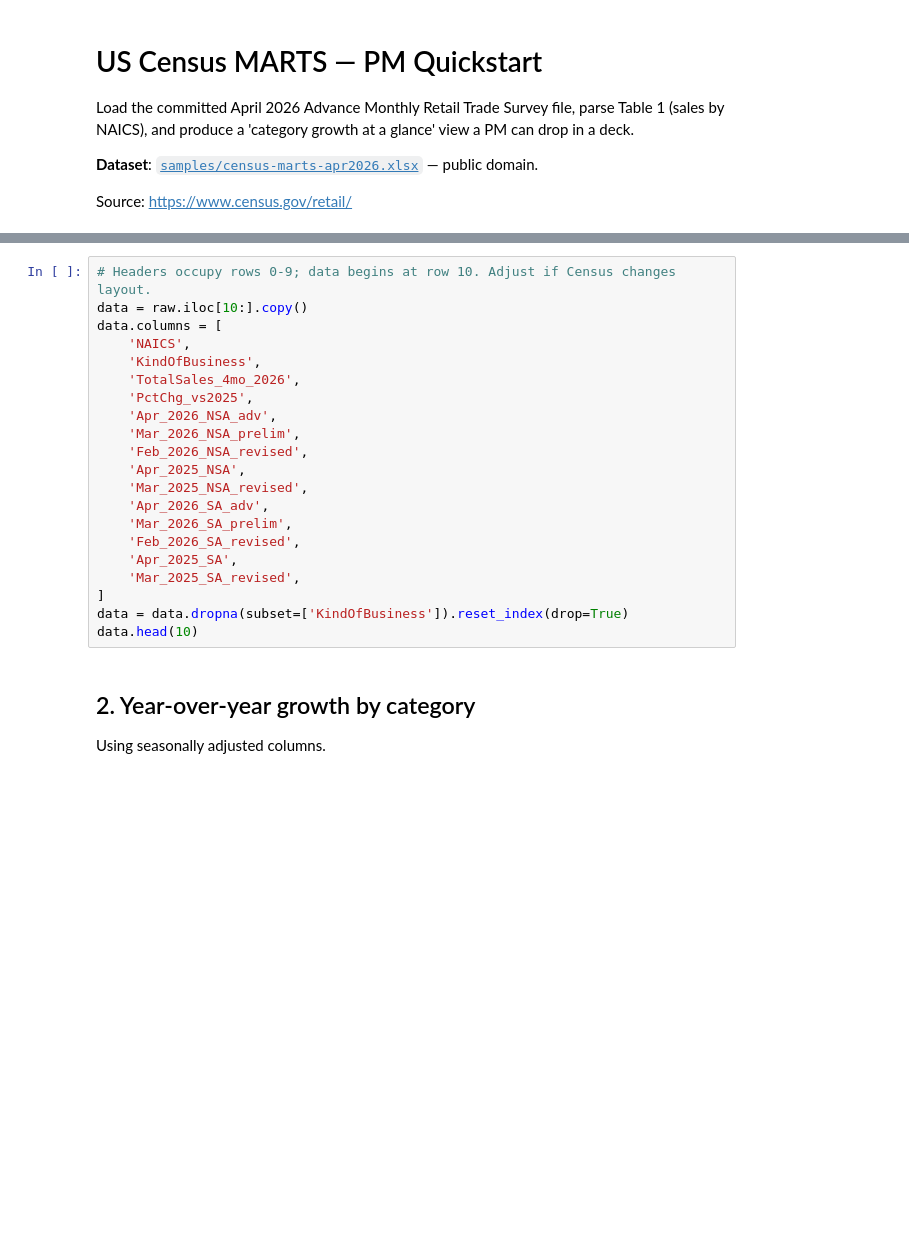
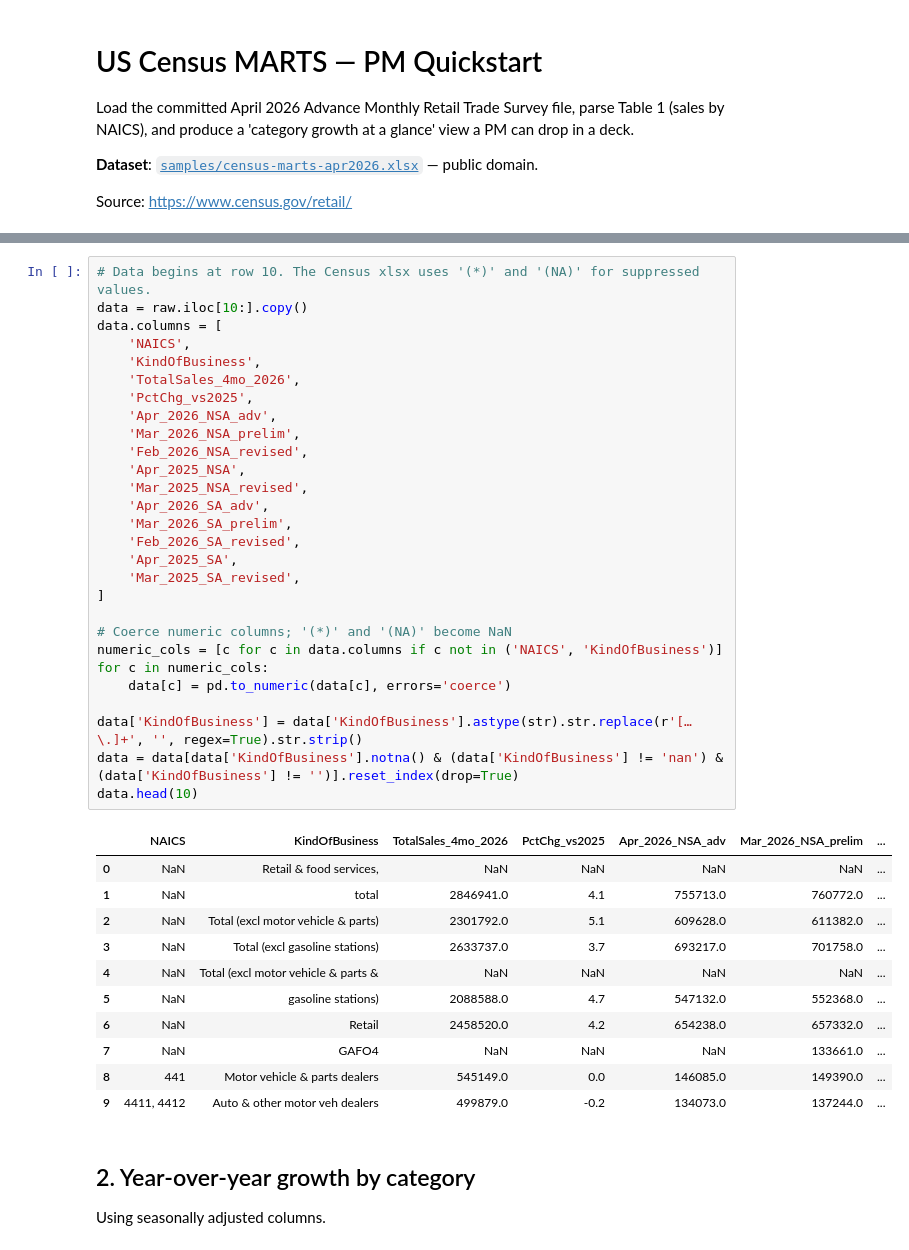
Before and after one commit to rkharwar-nv/dataset_analysis, a Jupyter notebook: notebooks/02-census-mrts-quickstart.ipynb, the cells around one changed output, grey strips where cells are left out. Cells and saved outputs as stored; diff of their text form; blank space fills up the shorter version.

```diff
--- a/notebooks/02-census-mrts-quickstart.ipynb
+++ b/notebooks/02-census-mrts-quickstart.ipynb
@@ -23,24 +38,43 @@ raw.head(15)
 # %%
-# Headers occupy rows 0-9; data begins at row 10. Adjust if Census changes layout.
+# Data begins at row 10. The Census xlsx uses '(*)' and '(NA)' for suppressed values.
 data = raw.iloc[10:].copy()
 data.columns = [
     'NAICS',
     'KindOfBusiness',
     'TotalSales_4mo_2026',
     'PctChg_vs2025',
     'Apr_2026_NSA_adv',
     'Mar_2026_NSA_prelim',
     'Feb_2026_NSA_revised',
     'Apr_2025_NSA',
     'Mar_2025_NSA_revised',
     'Apr_2026_SA_adv',
     'Mar_2026_SA_prelim',
     'Feb_2026_SA_revised',
     'Apr_2025_SA',
     'Mar_2025_SA_revised',
 ]
-data = data.dropna(subset=['KindOfBusiness']).reset_index(drop=True)
+
+# Coerce numeric columns; '(*)' and '(NA)' become NaN
+numeric_cols = [c for c in data.columns if c not in ('NAICS', 'KindOfBusiness')]
+for c in numeric_cols:
+    data[c] = pd.to_numeric(data[c], errors='coerce')
+
+data['KindOfBusiness'] = data['KindOfBusiness'].astype(str).str.replace(r'[…\.]+', '', regex=True).str.strip()
+data = data[data['KindOfBusiness'].notna() & (data['KindOfBusiness'] != 'nan') & (data['KindOfBusiness'] != '')].reset_index(drop=True)
 data.head(10)
+# %% [output]
+|  | NAICS | KindOfBusiness | TotalSales_4mo_2026 | PctChg_vs2025 | Apr_2026_NSA_adv | Mar_2026_NSA_prelim | ... |
+| 0 | NaN | Retail & food services, | NaN | NaN | NaN | NaN | ... |
+| 1 | NaN | total | 2846941.0 | 4.1 | 755713.0 | 760772.0 | ... |
+| 2 | NaN | Total (excl motor vehicle & parts) | 2301792.0 | 5.1 | 609628.0 | 611382.0 | ... |
+| 3 | NaN | Total (excl gasoline stations) | 2633737.0 | 3.7 | 693217.0 | 701758.0 | ... |
+| 4 | NaN | Total (excl motor vehicle & parts & | NaN | NaN | NaN | NaN | ... |
+| 5 | NaN | gasoline stations) | 2088588.0 | 4.7 | 547132.0 | 552368.0 | ... |
+| 6 | NaN | Retail | 2458520.0 | 4.2 | 654238.0 | 657332.0 | ... |
+| 7 | NaN | GAFO4 | NaN | NaN | NaN | 133661.0 | ... |
+| 8 | 441 | Motor vehicle & parts dealers | 545149.0 | 0.0 | 146085.0 | 149390.0 | ... |
+| 9 | 4411, 4412 | Auto & other motor veh dealers | 499879.0 | -0.2 | 134073.0 | 137244.0 | ... |
 # %% [markdown]
 ## 2. Year-over-year growth by category
 
```
Also changed, not shown: parts of 5 cells of this notebook, 1 other file.
